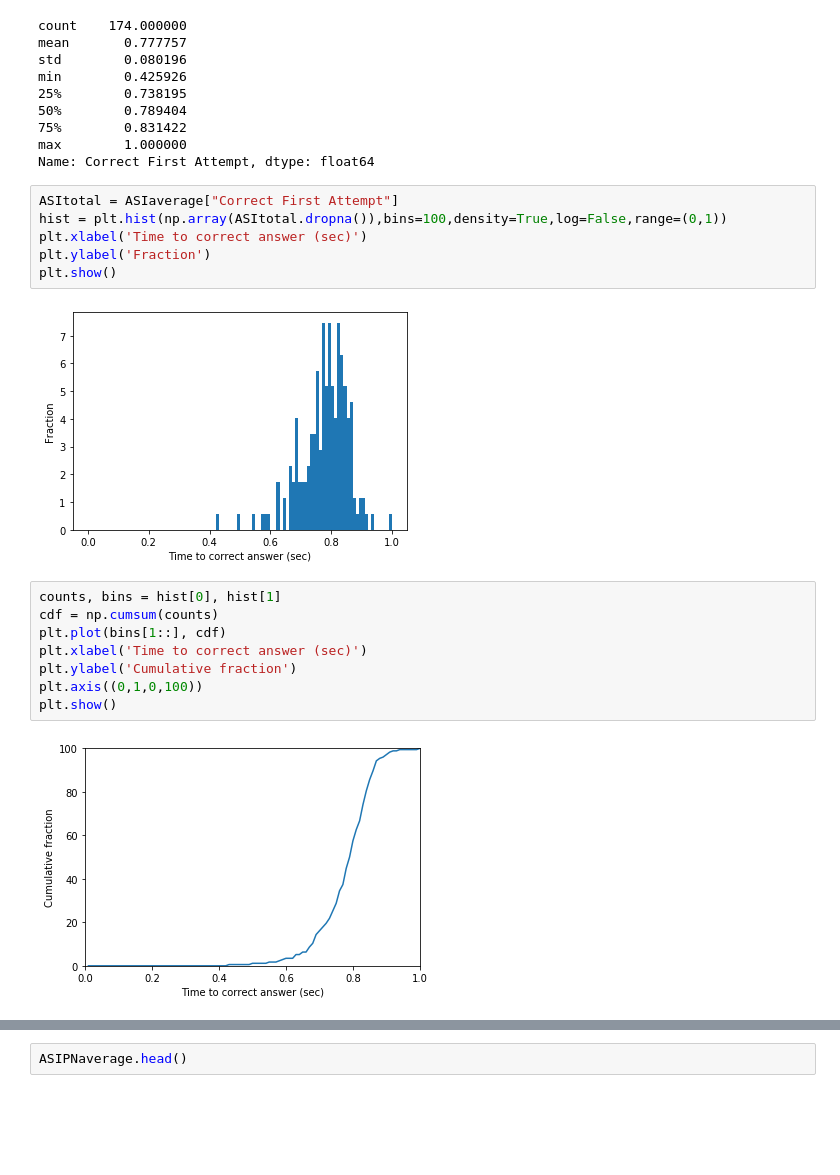
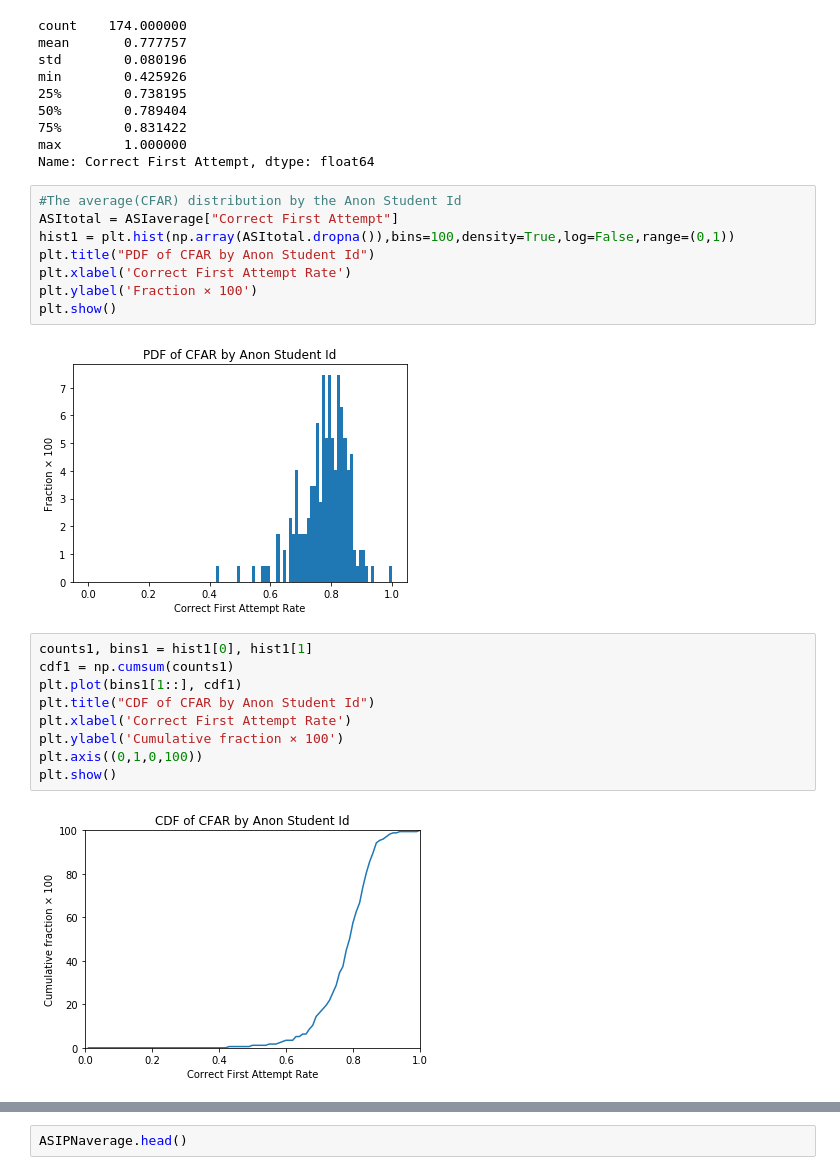
Before and after one commit to bin-soo/CS150A-Project, a Jupyter notebook: new_explore.ipynb, the cells around one changed output, grey strips where cells are left out. Saved outputs shown, nothing was run; the diff lists cells and outputs as text; blank space fills up the shorter version.

```diff
--- a/new_explore.ipynb
+++ b/new_explore.ipynb
@@ -239,20 +241,23 @@ min        0.425926
 max        1.000000
 Name: Correct First Attempt, dtype: float64
 # %%
+#The average(CFAR) distribution by the Anon Student Id
 ASItotal = ASIaverage["Correct First Attempt"]
-hist = plt.hist(np.array(ASItotal.dropna()),bins=100,density=True,log=False,range=(0,1))
-plt.xlabel('Time to correct answer (sec)')
-plt.ylabel('Fraction')
+hist1 = plt.hist(np.array(ASItotal.dropna()),bins=100,density=True,log=False,range=(0,1))
+plt.title("PDF of CFAR by Anon Student Id")
+plt.xlabel('Correct First Attempt Rate')
+plt.ylabel('Fraction × 100')
 plt.show()
 # %% [output]
-[figure, old version]
+[figure, new version]
 # %%
-counts, bins = hist[0], hist[1]
-cdf = np.cumsum(counts)
-plt.plot(bins[1::], cdf)
-plt.xlabel('Time to correct answer (sec)')
-plt.ylabel('Cumulative fraction')
+counts1, bins1 = hist1[0], hist1[1]
+cdf1 = np.cumsum(counts1)
+plt.plot(bins1[1::], cdf1)
+plt.title("CDF of CFAR by Anon Student Id")
+plt.xlabel('Correct First Attempt Rate')
+plt.ylabel('Cumulative fraction × 100')
 plt.axis((0,1,0,100))
 plt.show()
 # %% [output]
-[figure, old version]
+[figure, new version]
```
Also changed, not shown: parts of 13 cells of this notebook, 14 other files.
